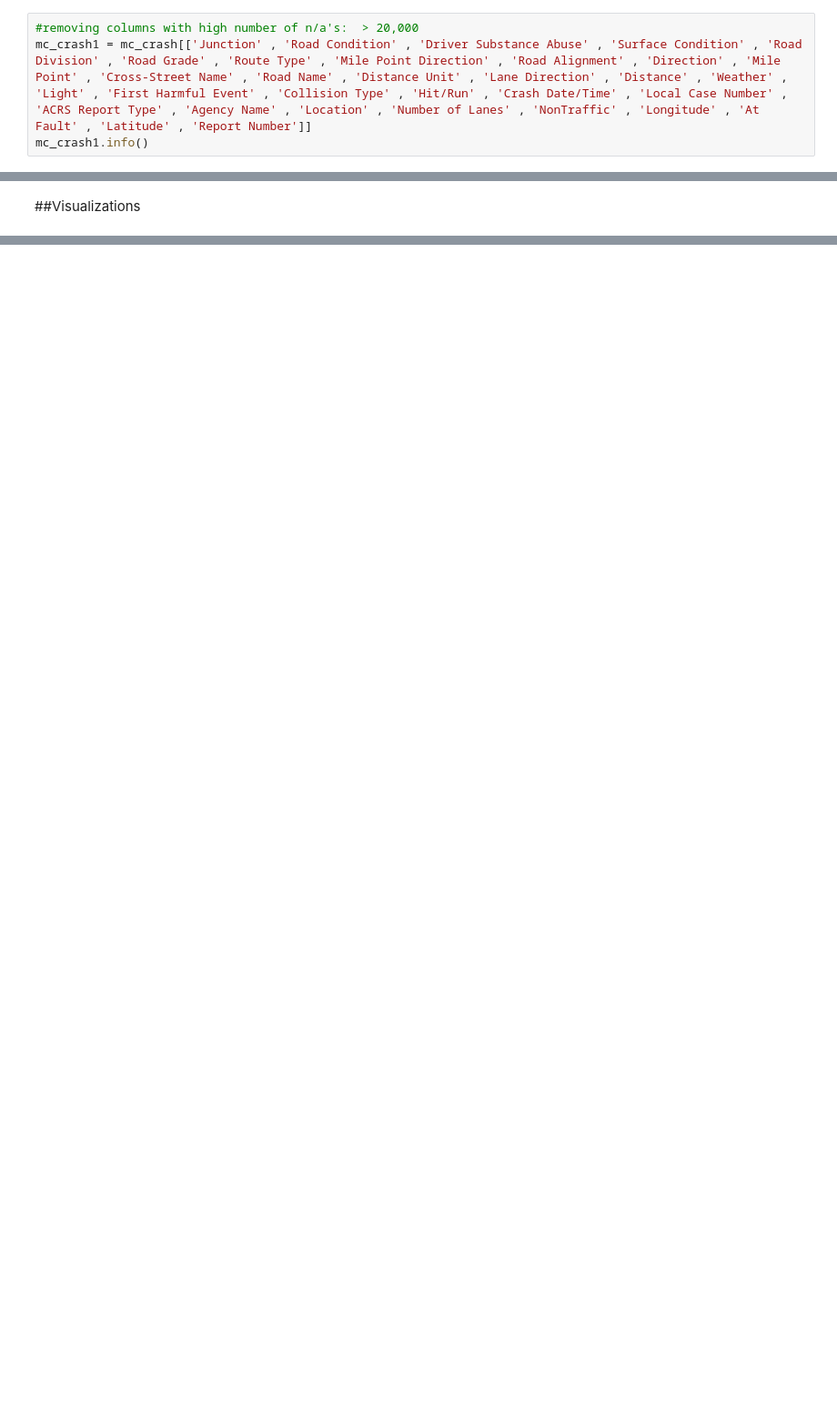
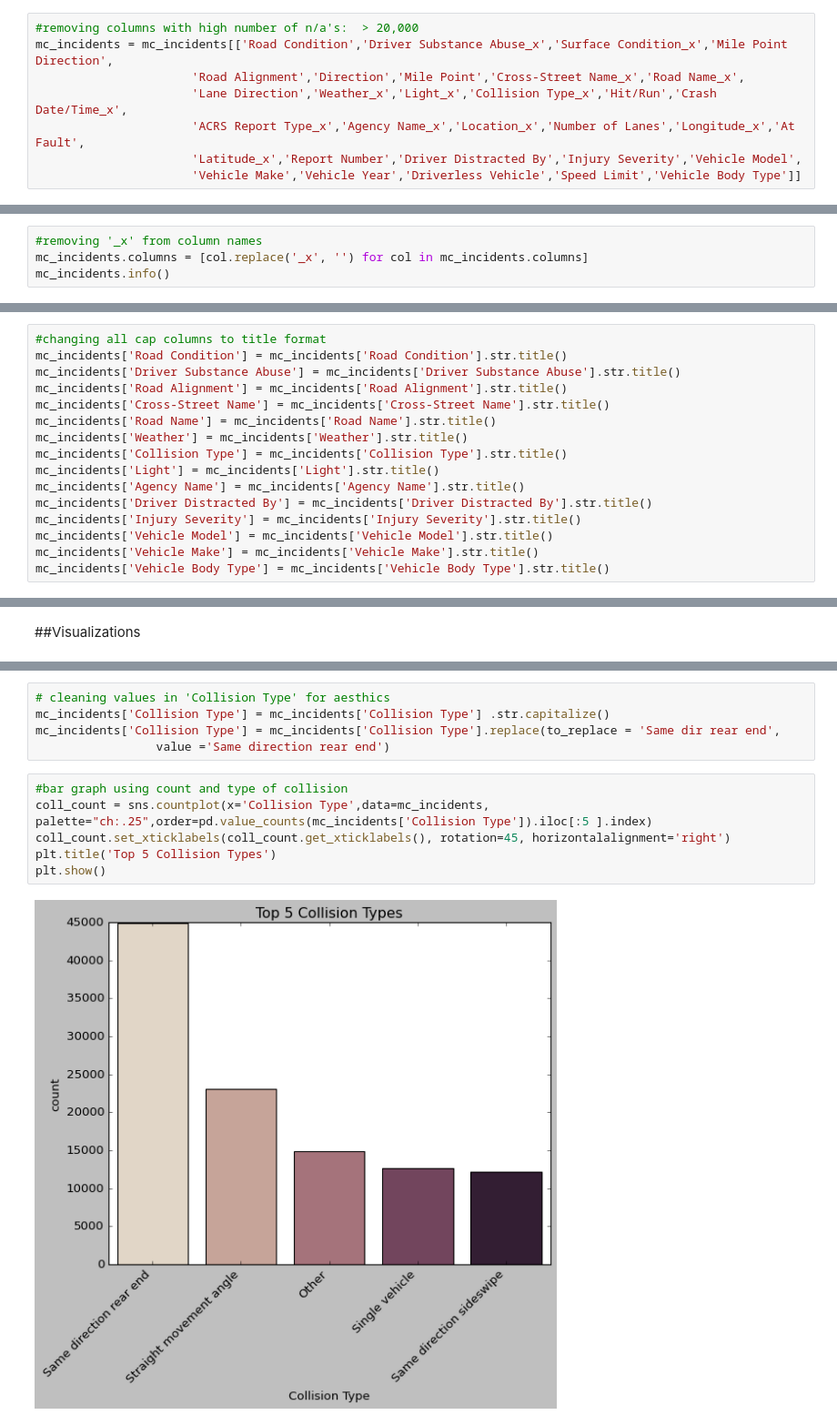
Before and after one commit to krisdsutton/data205, a Jupyter notebook: Data_205_EDA_MC_Data.ipynb, the cells around one changed output, grey strips where cells are left out. Shown at 91% size. Drawn from its saved outputs; the diff is of its cells as text; blank space fills up the shorter version.

```diff
--- a/Data_205_EDA_MC_Data.ipynb
+++ b/Data_205_EDA_MC_Data.ipynb
@@ -129,4 +261,8 @@ Based on high number of n/a's in some columns, I will ignore columns with more t
 # %%
 #removing columns with high number of n/a's:  > 20,000
-mc_crash1 = mc_crash[['Junction' , 'Road Condition' , 'Driver Substance Abuse' , 'Surface Condition' , 'Road Division' , 'Road Grade' , 'Route Type' , 'Mile Point Direction' , 'Road Alignment' , 'Direction' , 'Mile Point' , 'Cross-Street Name' , 'Road Name' , 'Distance Unit' , 'Lane Direction' , 'Distance' , 'Weather' , 'Light' , 'First Harmful Event' , 'Collision Type' , 'Hit/Run' , 'Crash Date/Time' , 'Local Case Number' , 'ACRS Report Type' , 'Agency Name' , 'Location' , 'Number of Lanes' , 'NonTraffic' , 'Longitude' , 'At Fault' , 'Latitude' , 'Report Number']]
-mc_crash1.info()
+mc_incidents = mc_incidents[['Road Condition','Driver Substance Abuse_x','Surface Condition_x','Mile Point Direction',
+                      'Road Alignment','Direction','Mile Point','Cross-Street Name_x','Road Name_x',
+                      'Lane Direction','Weather_x','Light_x','Collision Type_x','Hit/Run','Crash Date/Time_x',
+                      'ACRS Report Type_x','Agency Name_x','Location_x','Number of Lanes','Longitude_x','At Fault',
+                      'Latitude_x','Report Number','Driver Distracted By','Injury Severity','Vehicle Model',
+                      'Vehicle Make','Vehicle Year','Driverless Vehicle','Speed Limit','Vehicle Body Type']]
@@ -150,0 +269,4 @@ memory usage: 18.3+ MB
+# %%
+#removing '_x' from column names
+mc_incidents.columns = [col.replace('_x', '') for col in mc_incidents.columns]
+mc_incidents.info()
@@ -150,0 +291,16 @@ memory usage: 18.3+ MB
+# %%
+#changing all cap columns to title format
+mc_incidents['Road Condition'] = mc_incidents['Road Condition'].str.title()
+mc_incidents['Driver Substance Abuse'] = mc_incidents['Driver Substance Abuse'].str.title()
+mc_incidents['Road Alignment'] = mc_incidents['Road Alignment'].str.title()
+mc_incidents['Cross-Street Name'] = mc_incidents['Cross-Street Name'].str.title()
+mc_incidents['Road Name'] = mc_incidents['Road Name'].str.title()
+mc_incidents['Weather'] = mc_incidents['Weather'].str.title()
+mc_incidents['Collision Type'] = mc_incidents['Collision Type'].str.title()
+mc_incidents['Light'] = mc_incidents['Light'].str.title()
+mc_incidents['Agency Name'] = mc_incidents['Agency Name'].str.title()
+mc_incidents['Driver Distracted By'] = mc_incidents['Driver Distracted By'].str.title()
+mc_incidents['Injury Severity'] = mc_incidents['Injury Severity'].str.title()
+mc_incidents['Vehicle Model'] = mc_incidents['Vehicle Model'].str.title()
+mc_incidents['Vehicle Make'] = mc_incidents['Vehicle Make'].str.title()
+mc_incidents['Vehicle Body Type'] = mc_incidents['Vehicle Body Type'].str.title()
@@ -388,0 +357,13 @@ b
+# %%
+# cleaning values in 'Collision Type' for aesthics
+mc_incidents['Collision Type'] = mc_incidents['Collision Type'] .str.capitalize()
+mc_incidents['Collision Type'] = mc_incidents['Collision Type'].replace(to_replace = 'Same dir rear end',
+                 value ='Same direction rear end')
+# %%
+#bar graph using count and type of collision
+coll_count = sns.countplot(x='Collision Type',data=mc_incidents, palette="ch:.25",order=pd.value_counts(mc_incidents['Collision Type']).iloc[:5 ].index)
+coll_count.set_xticklabels(coll_count.get_xticklabels(), rotation=45, horizontalalignment='right')
+plt.title('Top 5 Collision Types')
+plt.show()
+# %% [output]
+[figure, added]
```
Also changed, not shown: parts of 224 cells of this notebook.
